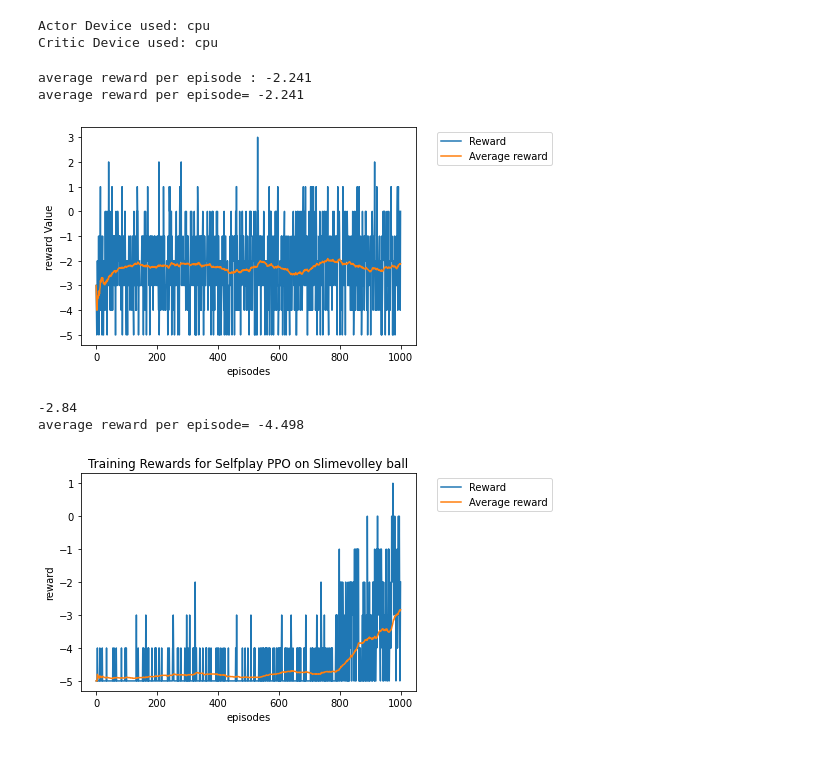
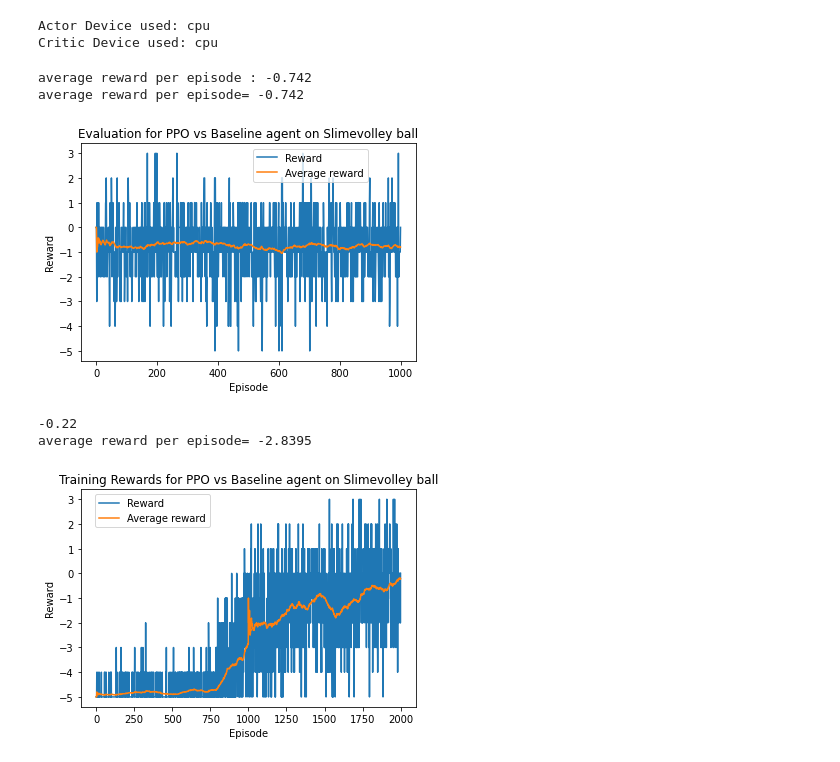
Before and after one commit to j0ker404/skripsie2021, a Jupyter notebook: train/policygrad/ppo/ppo eval.ipynb, the cells around one changed output. Cells and saved outputs as stored; diff of their text form; code cells hidden in the pictures.

```diff
--- a/train/policygrad/ppo/ppo eval.ipynb
+++ b/train/policygrad/ppo/ppo eval.ipynb
@@ -24,7 +24,8 @@ agent_trained = PPOAgent(CONSTANTS=CONST, config=agent_config)
 # load trained models
 # paths = ['tmp/ppo/actor_torch_ppo', 'tmp/ppo/critic_torch_ppo']
 # paths = ['tmp/ppo/actor_torch_ppo', 'tmp/ppo/critic_torch_ppo']
-paths = ['../../../PPO_baseline_data/gamma_0.99_alpha_0.0003_reward_-2.84_model_actor.pt', '../../../PPO_baseline_data/gamma_0.99_alpha_0.0003_reward_-2.84_model_critic.pt']
+# paths = ['../../../PPO_baseline_data/gamma_0.99_alpha_0.0003_reward_-2.84_model_actor.pt', '../../../PPO_baseline_data/gamma_0.99_alpha_0.0003_reward_-2.84_model_critic.pt']
+paths = ['../../../PPO_baseline_data_cont/gamma_0.99_alpha_0.0003_reward_-0.22_model_actor.pt', '../../../PPO_baseline_data_cont/gamma_0.99_alpha_0.0003_reward_-0.22_model_critic.pt']
 agent_trained.load_model(paths)
 
 
@@ -37,28 +38,29 @@ running_avg_len = 100
 
 
 # evaulate agent
-rewards, avg_rewards_array = gym_evaluator.evaluate(eps, is_progress_bar=True, running_avg_len=running_avg_len)
+rewards, avg_rewards_array = gym_evaluator.evaluate(eps, is_progress_bar=True, running_avg_len=running_avg_len, save=False)
 # %% [output]
 Actor Device used: cpu
 Critic Device used: cpu
 # %%
 print("average reward per episode :", sum(rewards) / len(rewards))
 
 import numpy as np
 import matplotlib.pyplot as plt
 
 rewards = np.array(rewards)
 plt.plot(rewards, label='Reward')
 plt.plot(avg_rewards_array, label='Average reward')
-plt.legend(bbox_to_anchor=(1.05, 1))
-plt.xlabel('episodes')
-plt.ylabel('reward Value')
+plt.title('Evaluation for PPO vs Baseline agent on Slimevolley ball')
+plt.legend(bbox_to_anchor=(0.5, .8))
+plt.xlabel('Episode')
+plt.ylabel('Reward')
 print('average reward per episode= {}'.format(np.mean(rewards)))
 plt.show()
 # %% [output]
-average reward per episode : -2.241
-average reward per episode= -2.241
+average reward per episode : -0.742
+average reward per episode= -0.742
-[figure, old version]
+[figure, new version]
 # %%
 # load training data
 
@@ -82,13 +90,13 @@ print(train_avg_rewards[-1])
 train_rewards = np.array(train_rewards)
 plt.plot(train_rewards, label='Reward')
 plt.plot(train_avg_rewards, label='Average reward')
-plt.title('Training Rewards for Selfplay PPO on Slimevolley ball')
-plt.legend(bbox_to_anchor=(1.05, 1))
-plt.xlabel('episodes')
-plt.ylabel('reward')
+plt.title('Training Rewards for PPO vs Baseline agent on Slimevolley ball')
+plt.legend(bbox_to_anchor=(.4, 1))
+plt.xlabel('Episode')
+plt.ylabel('Reward')
 print('average reward per episode= {}'.format(np.mean(train_rewards)))
 plt.show()
 # %% [output]
--2.84
-average reward per episode= -4.498
+-0.22
+average reward per episode= -2.8395
-[figure, old version]
+[figure, new version]
```
Also changed, not shown: parts of 1 cell of this notebook, 7 other files.
